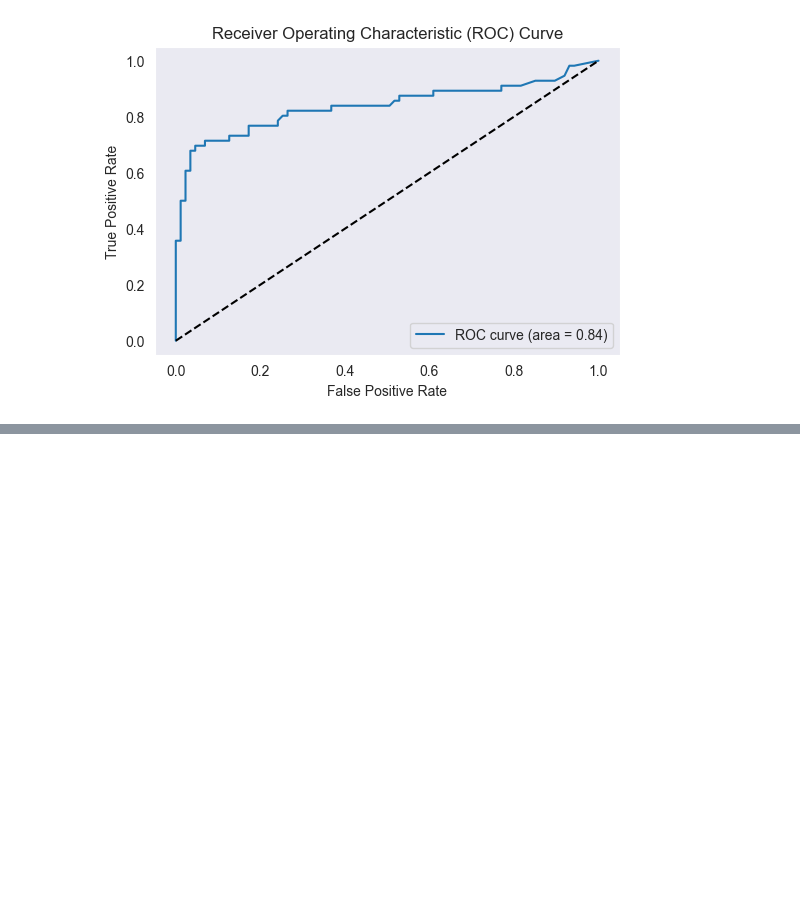
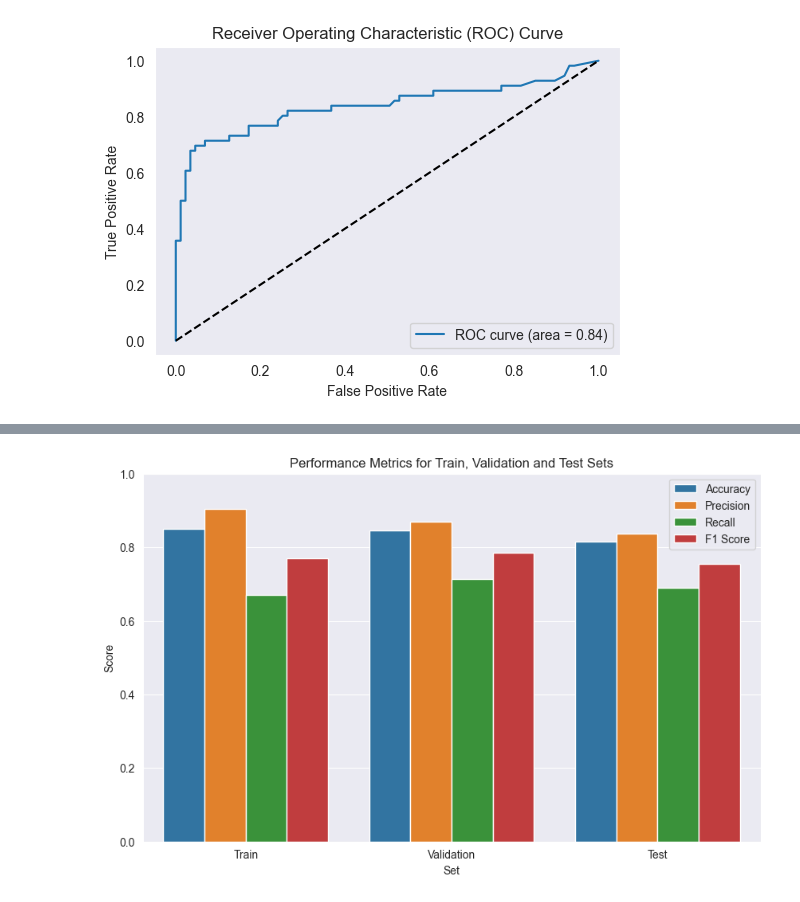
Before and after one commit to 304125/MAL1_S26, a Jupyter notebook: 06_Validation_Methods_and_Perfomance_Metrics/Performance_metrics.ipynb, the cells around one changed output, grey strips where cells are left out. Saved outputs shown, nothing was run; the diff lists cells and outputs as text; code cells hidden in the pictures; blank space fills up the shorter version.

Commit message:
updated performance metrics: added testing part

```diff
--- a/06_Validation_Methods_and_Perfomance_Metrics/Performance_metrics.ipynb
+++ b/06_Validation_Methods_and_Perfomance_Metrics/Performance_metrics.ipynb
@@ -129,0 +167,18 @@ plt.show()
+# %%
+# plot the accuracy, precision, recall and F1 score for train, validation and test sets
+metrics_df = pd.DataFrame({
+    "Set": ["Train", "Validation", "Test"],
+    "Accuracy": [train_accuracy, val_accuracy, test_accuracy],
+    "Precision": [train_precision, val_precision, test_precision],
+    "Recall": [train_recall, val_recall, test_recall],
+    "F1 Score": [train_f1, val_f1, test_f1]
+})
+metrics_df_melted = metrics_df.melt(id_vars="Set", var_name="Metric", value_name="Score")
+plt.figure(figsize=(10, 6))
+sns.barplot(x="Set", y="Score", hue="Metric", data=metrics_df_melted)
+plt.title("Performance Metrics for Train, Validation and Test Sets")
+plt.ylim(0, 1)
+plt.legend(loc="upper right")
+plt.show()
+# %% [output]
+[figure, added]
```
Also changed, not shown: parts of 5 cells of this notebook.
